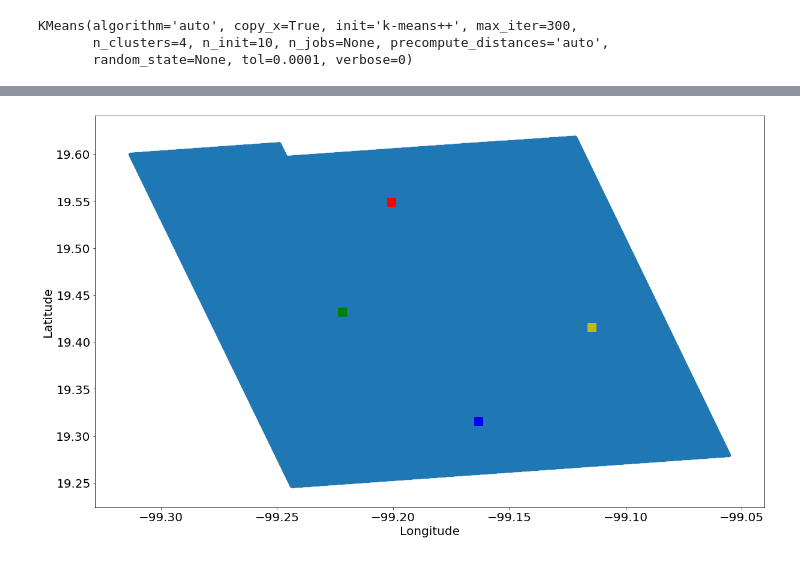
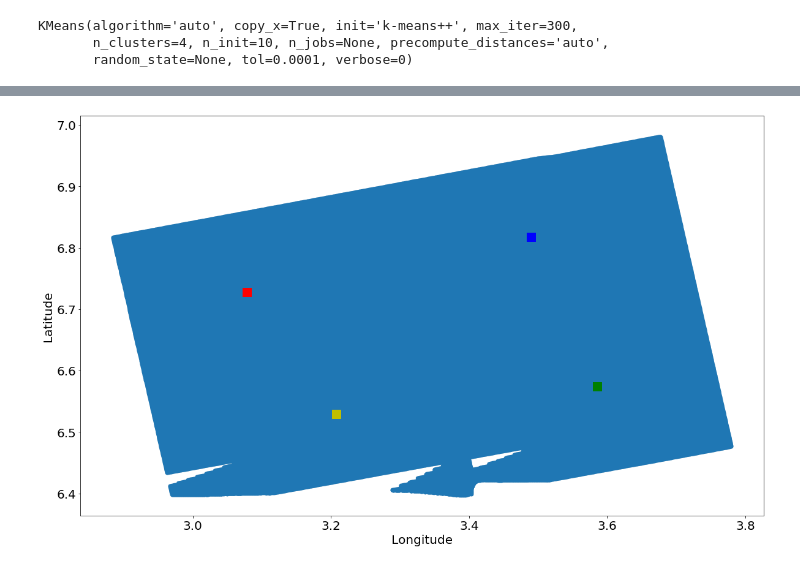
Before and after one commit to dalsontws/land-subsidence-machine-learning, a Jupyter notebook: cluster.ipynb, the cells around one changed output, grey strips where cells are left out. Cells and saved outputs as stored; diff of their text form; code cells hidden in the pictures.

Commit message:
tested for new data

```diff
--- a/cluster.ipynb
+++ b/cluster.ipynb
@@ -6,7 +6,10 @@ from sklearn.cluster import KMeans
 %matplotlib inline
 # %%
 file = "./data/9June2017to23June2019_geometry_Mask.xlsx"
+file = "./data/Apr2017toFeb2018.csv"
 # file = "./data/23June2019_coherent.xlsx"
-data = pd.read_excel(file)
+# data = pd.read_excel(file)
+data = pd.read_csv(file, sep='\t')
+data = data.dropna()
 data.head()
 # %% [output]
@@ -94,21 +97,21 @@ array([[-9.92220134e+01,  1.94320523e+01,  6.42749305e-02],
 # %%
 data1.plot(kind="scatter", x="Longitude", y="Latitude", alpha=0.4)
-plt.scatter(-9.92220134e+01,  1.94320523e+01, s=200, c='g', marker='s')
-plt.scatter(-9.92008688e+01,  1.95486857e+01, s=200, c='r', marker='s')
-plt.scatter(-9.91632947e+01,  1.93155984e+01, s=200, c='b', marker='s')
-plt.scatter(-9.91146851e+01,  1.94153848e+01, s=200, c='y', marker='s')
+plt.scatter(3.58573113e+00,  6.57390149e+00, s=200, c='g', marker='s')
+plt.scatter(3.07811863e+00,  6.72827701e+00, s=200, c='r', marker='s')
+plt.scatter(3.48976749e+00,  6.81720641e+00, s=200, c='b', marker='s')
+plt.scatter(3.20762902e+00,  6.52970410e+00, s=200, c='y', marker='s')
 
 plt.rc('font', size=20)
 plt.rc('axes', labelsize=20)
 
 fig_size = plt.rcParams["figure.figsize"]
 fig_size[0] = 20
 fig_size[1] = 12
 plt.rcParams["figure.figsize"] = fig_size
 
 plt.show()
 # %% [output]
-[figure, old version]
+[figure, new version]
 # %%
 # Kmean.labels_
 clusterCol = pd.Series(Kmean.labels_)
```
Also changed, not shown: parts of 5 cells of this notebook.
